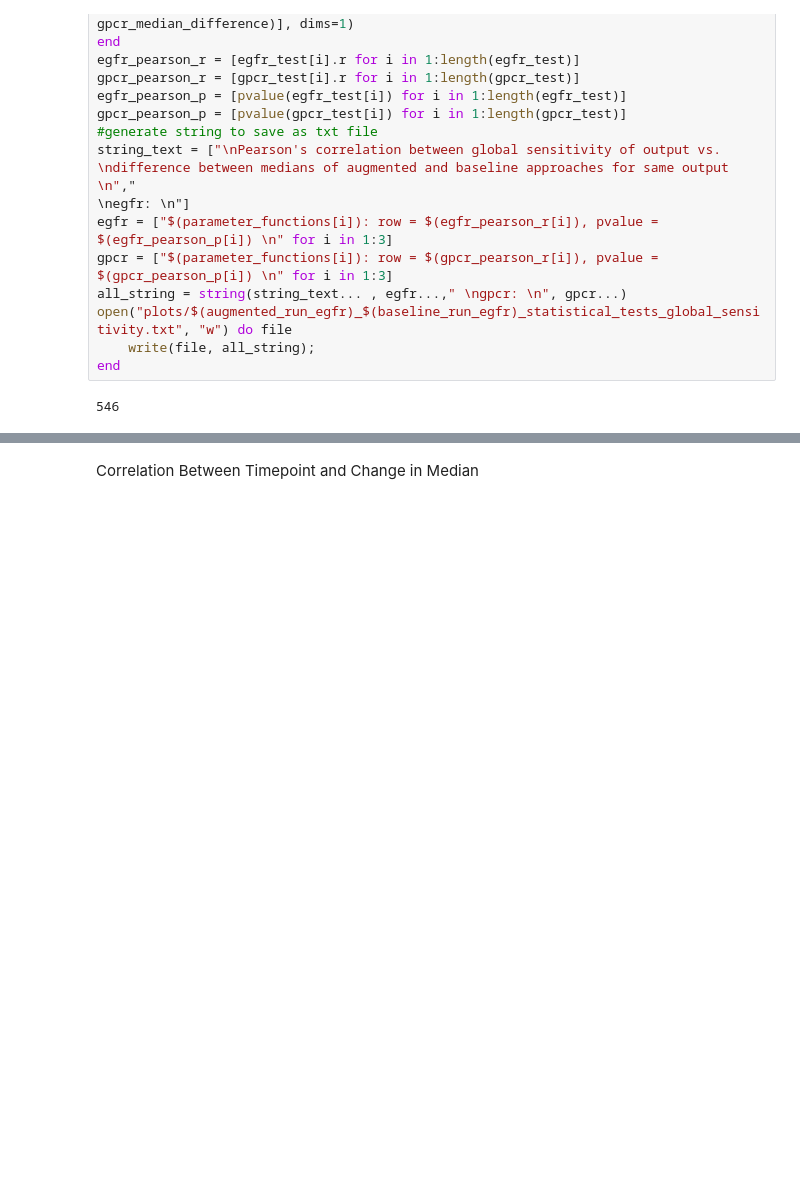
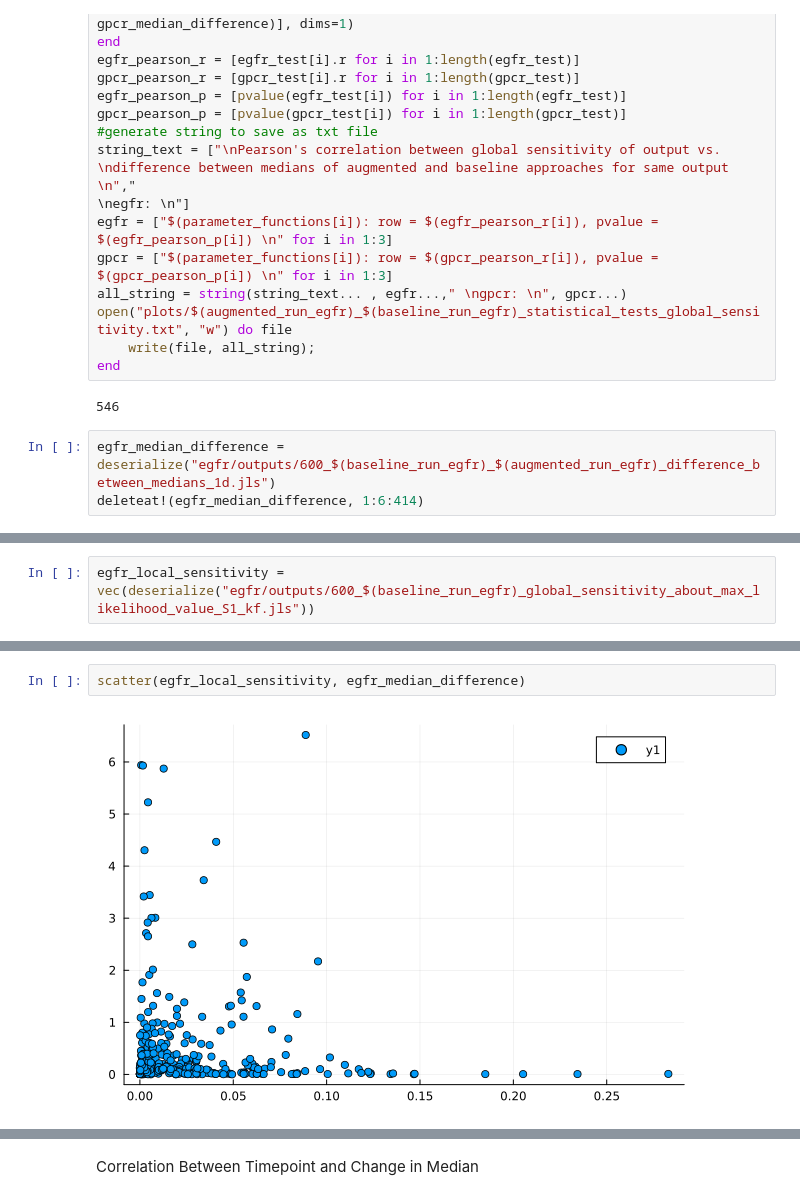
Before and after one commit to hhuber2512/structure_informed_cell_signaling, a Jupyter notebook: plots.ipynb, the cells around one changed output, grey strips where cells are left out. Cells and saved outputs as stored; diff of their text form; blank space fills up the shorter version.

Commit message:
updates to sensitivity analysis, added perturbation analysis

```diff
--- a/plots.ipynb
+++ b/plots.ipynb
@@ -477,3 +542,6 @@ open("plots/$(augmented_run_egfr)_$(baseline_run_egfr)_statistical_tests_global_
 end
 # %% [output]
 546
+# %%
+egfr_median_difference = deserialize("egfr/outputs/600_$(baseline_run_egfr)_$(augmented_run_egfr)_difference_between_medians_1d.jls")
+deleteat!(egfr_median_difference, 1:6:414)
@@ -479,0 +566,2 @@ end
+# %%
+egfr_local_sensitivity = vec(deserialize("egfr/outputs/600_$(baseline_run_egfr)_global_sensitivity_about_max_likelihood_value_S1_kf.jls"))
@@ -479,0 +608,4 @@ end
+# %%
+scatter(egfr_local_sensitivity, egfr_median_difference)
+# %% [output]
+[figure, added]
```
Also changed, not shown: parts of 7 cells of this notebook, 5 other files.
